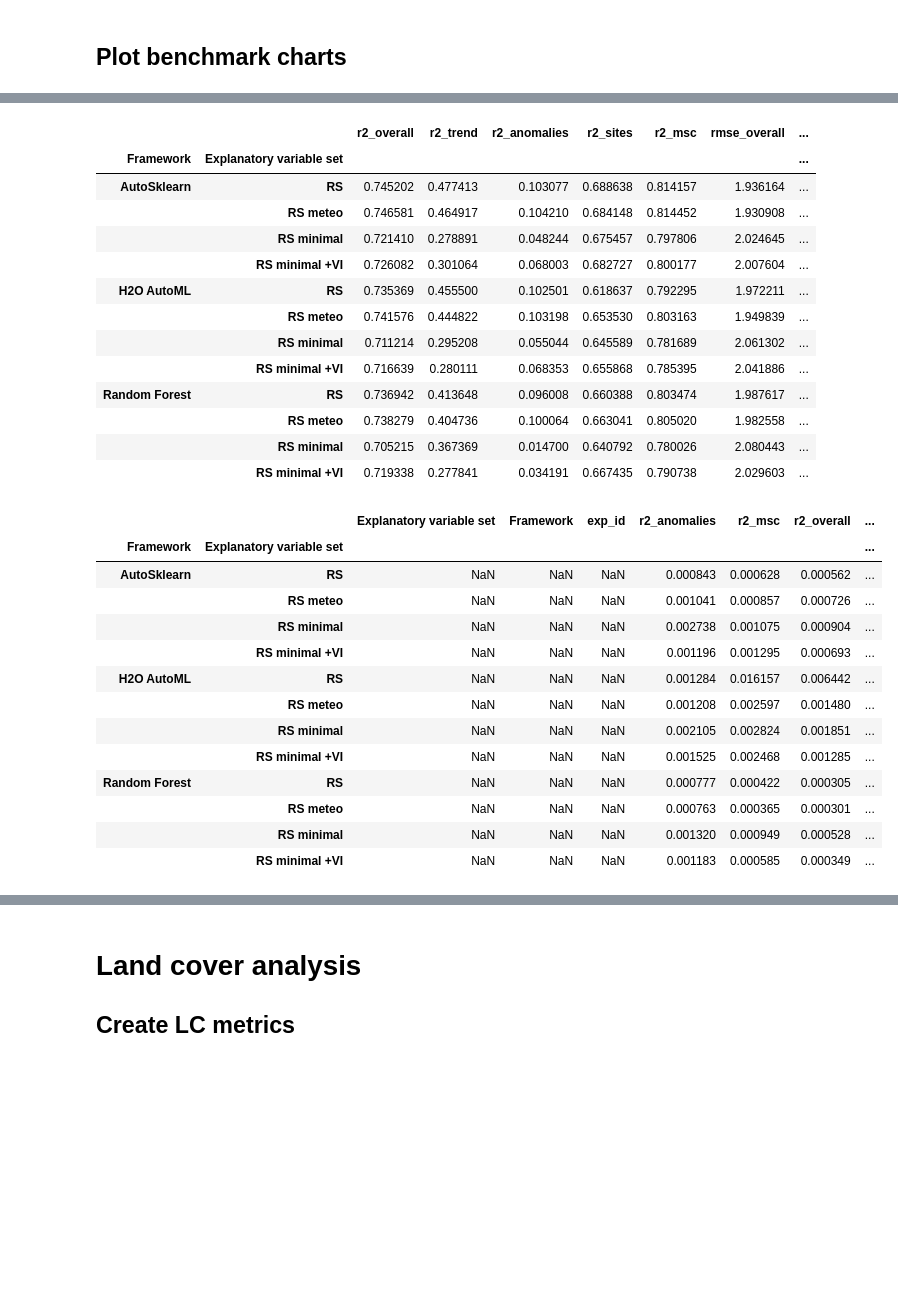
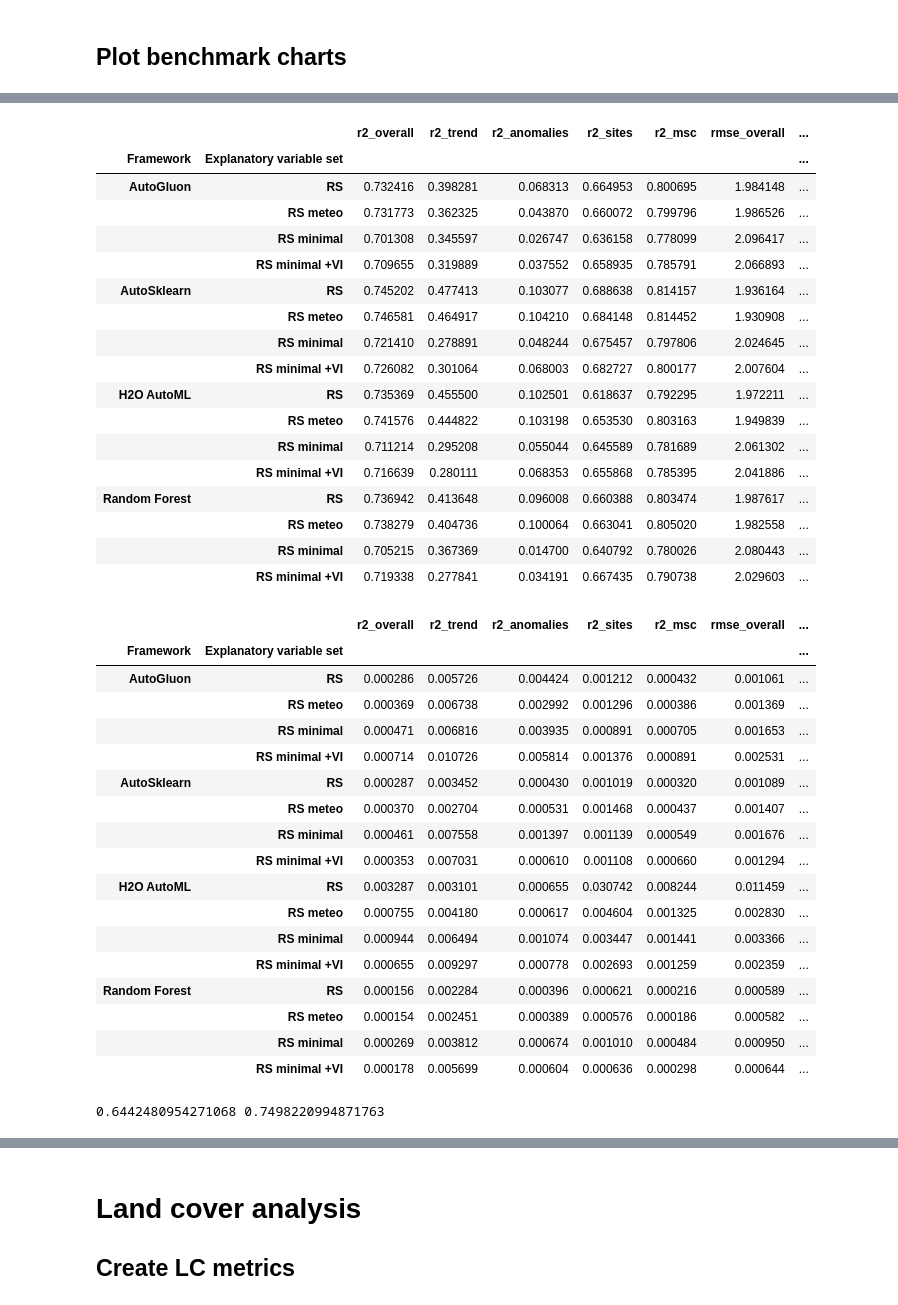
Before and after one commit to mxgbr/gpp_upscaling, a Jupyter notebook: 02_benchmark.ipynb, the cells around one changed output, grey strips where cells are left out. Cells and saved outputs as stored; diff of their text form; code cells hidden in the pictures; blank space fills up the shorter version.

Commit message:
new benchmark analysis

```diff
--- a/02_benchmark.ipynb
+++ b/02_benchmark.ipynb
@@ -7,4 +7,4 @@ import modules.utils as utils
 # TS decomposition analysis
 ## Create metric CSV
 # %%
-df = analysis.eval_metrics('2022110413591449', out_path='analysis/benchmark/', min_months=24)
+df = analysis.eval_metrics('2022110813610413', out_path='analysis/benchmark/', min_months=24)
@@ -11,9 +14,18 @@ df = analysis.eval_metrics('2022110413591449', out_path='analysis/benchmark/', m
 # %% [markdown]
 ## Plot benchmark charts
 # %%
-exp_ids = [2022102313544246, 2022102313544325, 2022110413591325, 2022110213583060, 2022110213583128, 2022110413591387, 2022102513552709, 2022102513552801, 2022110313584614, 2022103113574994, 2022103113574896, 2022110413591449]
-var_sets = ['RS minimal', 'RS minimal', 'RS minimal', 'RS minimal +VI', 'RS minimal +VI', 'RS minimal +VI', 'RS', 'RS', 'RS', 'RS meteo', 'RS meteo', 'RS meteo']
-frameworks = ['Random Forest', 'H2O AutoML', 'AutoSklearn', 'Random Forest', 'H2O AutoML', 'AutoSklearn', 'Random Forest', 'H2O AutoML', 'AutoSklearn', 'Random Forest', 'H2O AutoML', 'AutoSklearn']
+exp_ids = [2022102313544246, 2022102313544325, 2022110413591325, 2022110813610319,
+           2022110213583060, 2022110213583128, 2022110413591387, 2022110813610380,
+           2022102513552709, 2022102513552801, 2022110313584614, 2022110813610397,
+           2022103113574994, 2022103113574896, 2022110413591449, 2022110813610413]
+var_sets = ['RS minimal', 'RS minimal', 'RS minimal', 'RS minimal',
+            'RS minimal +VI', 'RS minimal +VI', 'RS minimal +VI', 'RS minimal +VI',
+            'RS', 'RS', 'RS', 'RS',
+            'RS meteo', 'RS meteo', 'RS meteo', 'RS meteo']
+frameworks = ['Random Forest', 'H2O AutoML', 'AutoSklearn', 'AutoGluon',
+              'Random Forest', 'H2O AutoML', 'AutoSklearn', 'AutoGluon',
+              'Random Forest', 'H2O AutoML', 'AutoSklearn', 'AutoGluon',
+              'Random Forest', 'H2O AutoML', 'AutoSklearn', 'AutoGluon',]
 
 frames =[]
 for idx, exp_id in enumerate(exp_ids):
@@ -23,4 +35,3 @@ for idx, exp_id in enumerate(exp_ids):
     frames.append(df)
 
 df = pd.concat(frames)
-analysis.plt_model_comparison(df, 'analysis/benchmark/', 'Explanatory variable set', 'Framework', 'r2_overall')
@@ -33,6 +48,10 @@ df.groupby(['Framework', 'Explanatory variable set']).mean()
 # %% [output]
 |  |  | r2_overall | r2_trend | r2_anomalies | r2_sites | r2_msc | rmse_overall | ... |
 | Framework | Explanatory variable set |  |  |  |  |  |  | ... |
+| AutoGluon | RS | 0.732416 | 0.398281 | 0.068313 | 0.664953 | 0.800695 | 1.984148 | ... |
+|  | RS meteo | 0.731773 | 0.362325 | 0.043870 | 0.660072 | 0.799796 | 1.986526 | ... |
+|  | RS minimal | 0.701308 | 0.345597 | 0.026747 | 0.636158 | 0.778099 | 2.096417 | ... |
+|  | RS minimal +VI | 0.709655 | 0.319889 | 0.037552 | 0.658935 | 0.785791 | 2.066893 | ... |
 | AutoSklearn | RS | 0.745202 | 0.477413 | 0.103077 | 0.688638 | 0.814157 | 1.936164 | ... |
 |  | RS meteo | 0.746581 | 0.464917 | 0.104210 | 0.684148 | 0.814452 | 1.930908 | ... |
 |  | RS minimal | 0.721410 | 0.278891 | 0.048244 | 0.675457 | 0.797806 | 2.024645 | ... |
@@ -46,19 +65,27 @@ df.groupby(['Framework', 'Explanatory variable set']).mean()
 |  | RS minimal | 0.705215 | 0.367369 | 0.014700 | 0.640792 | 0.780026 | 2.080443 | ... |
 |  | RS minimal +VI | 0.719338 | 0.277841 | 0.034191 | 0.667435 | 0.790738 | 2.029603 | ... |
 # %%
-df.groupby(['Framework', 'Explanatory variable set']).apply(lambda x: 1.96 * x.std() / np.sqrt(x.count()))
+df.groupby(['Framework', 'Explanatory variable set']).agg(lambda x: 1.96 * x.std() / np.sqrt(x.count()))
 # %% [output]
-|  |  | Explanatory variable set | Framework | exp_id | r2_anomalies | r2_msc | r2_overall | ... |
+|  |  | r2_overall | r2_trend | r2_anomalies | r2_sites | r2_msc | rmse_overall | ... |
 | Framework | Explanatory variable set |  |  |  |  |  |  | ... |
-| AutoSklearn | RS | NaN | NaN | NaN | 0.000843 | 0.000628 | 0.000562 | ... |
-|  | RS meteo | NaN | NaN | NaN | 0.001041 | 0.000857 | 0.000726 | ... |
-|  | RS minimal | NaN | NaN | NaN | 0.002738 | 0.001075 | 0.000904 | ... |
-|  | RS minimal +VI | NaN | NaN | NaN | 0.001196 | 0.001295 | 0.000693 | ... |
-| H2O AutoML | RS | NaN | NaN | NaN | 0.001284 | 0.016157 | 0.006442 | ... |
-|  | RS meteo | NaN | NaN | NaN | 0.001208 | 0.002597 | 0.001480 | ... |
-|  | RS minimal | NaN | NaN | NaN | 0.002105 | 0.002824 | 0.001851 | ... |
-|  | RS minimal +VI | NaN | NaN | NaN | 0.001525 | 0.002468 | 0.001285 | ... |
-| Random Forest | RS | NaN | NaN | NaN | 0.000777 | 0.000422 | 0.000305 | ... |
-|  | RS meteo | NaN | NaN | NaN | 0.000763 | 0.000365 | 0.000301 | ... |
-|  | RS minimal | NaN | NaN | NaN | 0.001320 | 0.000949 | 0.000528 | ... |
-|  | RS minimal +VI | NaN | NaN | NaN | 0.001183 | 0.000585 | 0.000349 | ... |
+| AutoGluon | RS | 0.000286 | 0.005726 | 0.004424 | 0.001212 | 0.000432 | 0.001061 | ... |
+|  | RS meteo | 0.000369 | 0.006738 | 0.002992 | 0.001296 | 0.000386 | 0.001369 | ... |
+|  | RS minimal | 0.000471 | 0.006816 | 0.003935 | 0.000891 | 0.000705 | 0.001653 | ... |
+|  | RS minimal +VI | 0.000714 | 0.010726 | 0.005814 | 0.001376 | 0.000891 | 0.002531 | ... |
+| AutoSklearn | RS | 0.000287 | 0.003452 | 0.000430 | 0.001019 | 0.000320 | 0.001089 | ... |
+|  | RS meteo | 0.000370 | 0.002704 | 0.000531 | 0.001468 | 0.000437 | 0.001407 | ... |
+|  | RS minimal | 0.000461 | 0.007558 | 0.001397 | 0.001139 | 0.000549 | 0.001676 | ... |
+|  | RS minimal +VI | 0.000353 | 0.007031 | 0.000610 | 0.001108 | 0.000660 | 0.001294 | ... |
+| H2O AutoML | RS | 0.003287 | 0.003101 | 0.000655 | 0.030742 | 0.008244 | 0.011459 | ... |
+|  | RS meteo | 0.000755 | 0.004180 | 0.000617 | 0.004604 | 0.001325 | 0.002830 | ... |
+|  | RS minimal | 0.000944 | 0.006494 | 0.001074 | 0.003447 | 0.001441 | 0.003366 | ... |
+|  | RS minimal +VI | 0.000655 | 0.009297 | 0.000778 | 0.002693 | 0.001259 | 0.002359 | ... |
+| Random Forest | RS | 0.000156 | 0.002284 | 0.000396 | 0.000621 | 0.000216 | 0.000589 | ... |
+|  | RS meteo | 0.000154 | 0.002451 | 0.000389 | 0.000576 | 0.000186 | 0.000582 | ... |
+|  | RS minimal | 0.000269 | 0.003812 | 0.000674 | 0.001010 | 0.000484 | 0.000950 | ... |
+|  | RS minimal +VI | 0.000178 | 0.005699 | 0.000604 | 0.000636 | 0.000298 | 0.000644 | ... |
+# %%
+print(df.r2_overall.min(), df.r2_overall.max())
+# %% [output]
+0.6442480954271068 0.7498220994871763
```
Also changed, not shown: parts of 7 cells of this notebook.
